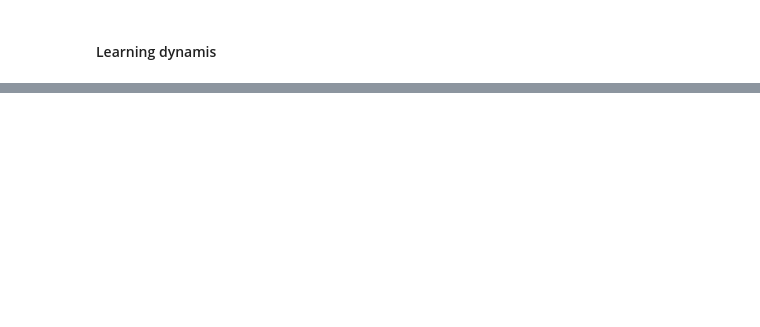
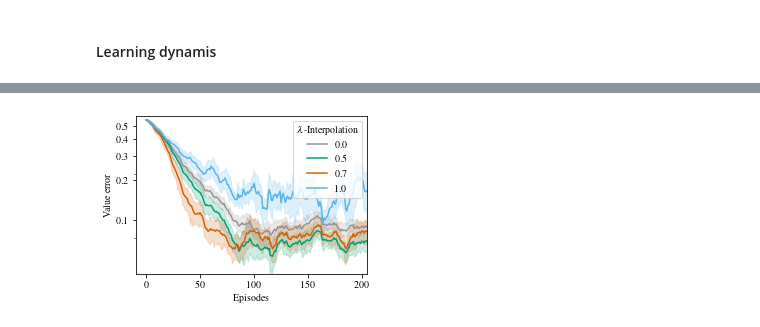
Before and after one commit to im-ant/sr-return, a Jupyter notebook: analysis/linear/2021-01-30_193239_random-chain_RMSE.ipynb, the cells around one changed output, grey strips where cells are left out. Cells and saved outputs as stored; diff of their text form; code cells hidden in the pictures; blank space fills up the shorter version.

```diff
--- a/analysis/linear/2021-01-30_193239_random-chain_RMSE.ipynb
+++ b/analysis/linear/2021-01-30_193239_random-chain_RMSE.ipynb
@@ -442,0 +592,6 @@ script_plt_learning_over_epis(Data_df, avg_best_param_df)
+# %%
+script_plt_learning_over_epis(Data_df, avg_best_param_df)
+plt.tight_layout()
+plt.savefig('/Users/anthony/Desktop/random-chain_learning-dynamics.pgf')
+# %% [output]
+[figure, added]
```
Also changed, not shown: parts of 12 cells of this notebook, 1 other file.
